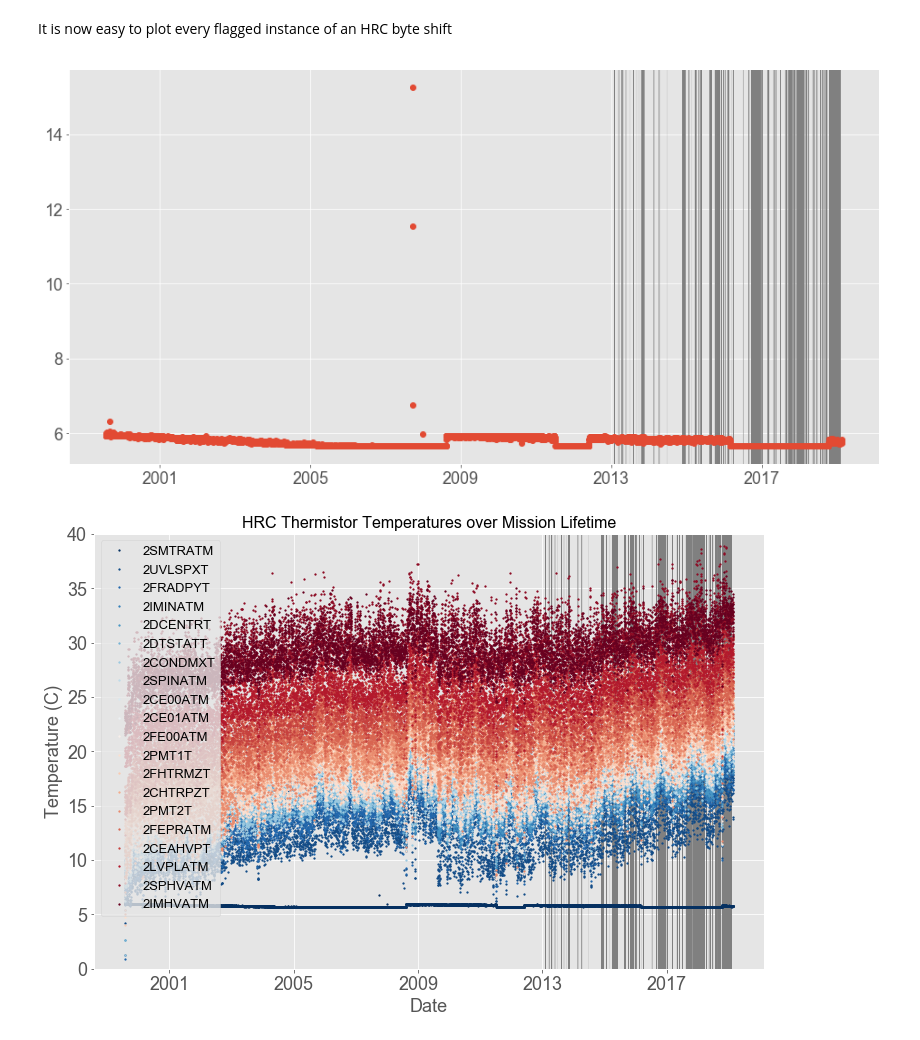
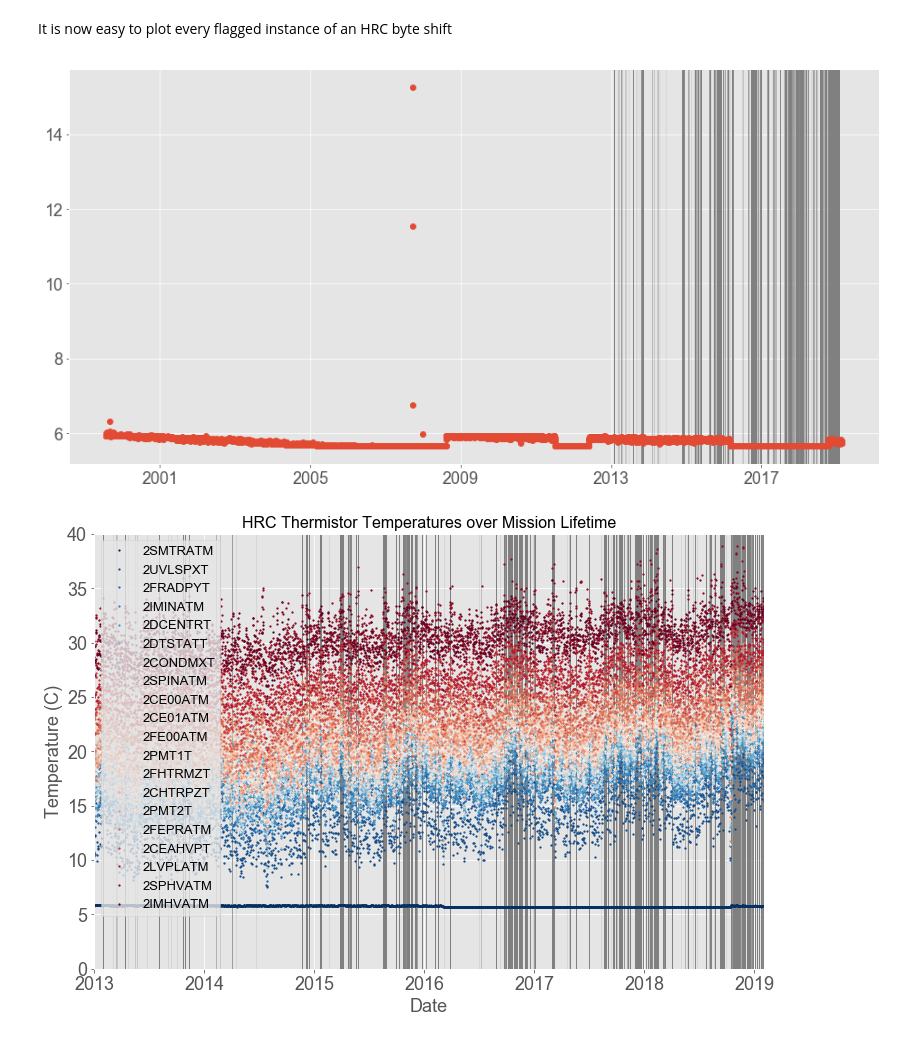
Before and after one commit to granttremblay/HRCSSC, a Jupyter notebook: HRCSSC.ipynb, the cells around one changed output. Cells and saved outputs as stored; diff of their text form; code cells hidden in the pictures.

```diff
--- a/HRCSSC.ipynb
+++ b/HRCSSC.ipynb
@@ -73,9 +75,9 @@ msids = [
 Read in those MSIDs:
 # %%
 data = {}
-binning = "daily"
-valtype = "means"
-timeperiod = "lifetime"
+binning = "full"
+valtype = "vals"
+timeperiod = "pastfiveyears"
 
 for msidname in msids:
     print("Reading {} {} for {}".format(binning, valtype.upper(), msidname))
@@ -249,38 +251,40 @@ ax.plot_date(data["2SMTRATM_times"], data["2SMTRATM_values"], rasterized=rasteri
 
 plt.show()
 # %% [output]
-[figure, old version]
+[figure, new version]
 # %%
 figure_savename = figure_save_directory + "all_msids_figure_with_ssc.pdf"
 rasterized = True # Make this True to ensure the file size is small. Otherwise you're plotting thousands of vector points.
 
 fig, ax = plt.subplots(figsize=(12, 8))
 
 n_lines = len(ordered_msidlist)
 color_idx = np.linspace(0, 1, n_lines)
 
 
 for byte_shift_time in byte_shift_times:
     ax.axvline(byte_shift_time, lw=0.5, color=ssccolor, alpha=0.3, rasterized=rasterized)
 
 
 for i, msidname in zip(color_idx, ordered_msidlist):
     ax.plot_date(data["{}_times".format(msidname)],
                  data["{}_values".format(msidname)], '.', alpha=1.0, markersize=2.5, label='{}'.format(msidname), color=plt.cm.RdBu_r(i), rasterized=rasterized)
 
 ax.set_ylabel('Temperature (C)')
 ax.set_xlabel('Date')
 ax.set_ylim(0, 40)
+ax.set_xlim([datetime.date(2013, 1, 1), datetime.date(2019, 2, 1)])
+
 
 ax.set_title("HRC Thermistor Temperatures over Mission Lifetime")
 #ax.legend()
 #ax.set_ylim(10, 40)
 
 
 ax.legend(loc=2, prop={'size': 13})
 
 plt.show()
 
 fig.savefig(figure_savename, dpi=300)
 # %% [output]
-[figure, old version]
+[figure, new version]
```
Also changed, not shown: parts of 4 cells of this notebook.
